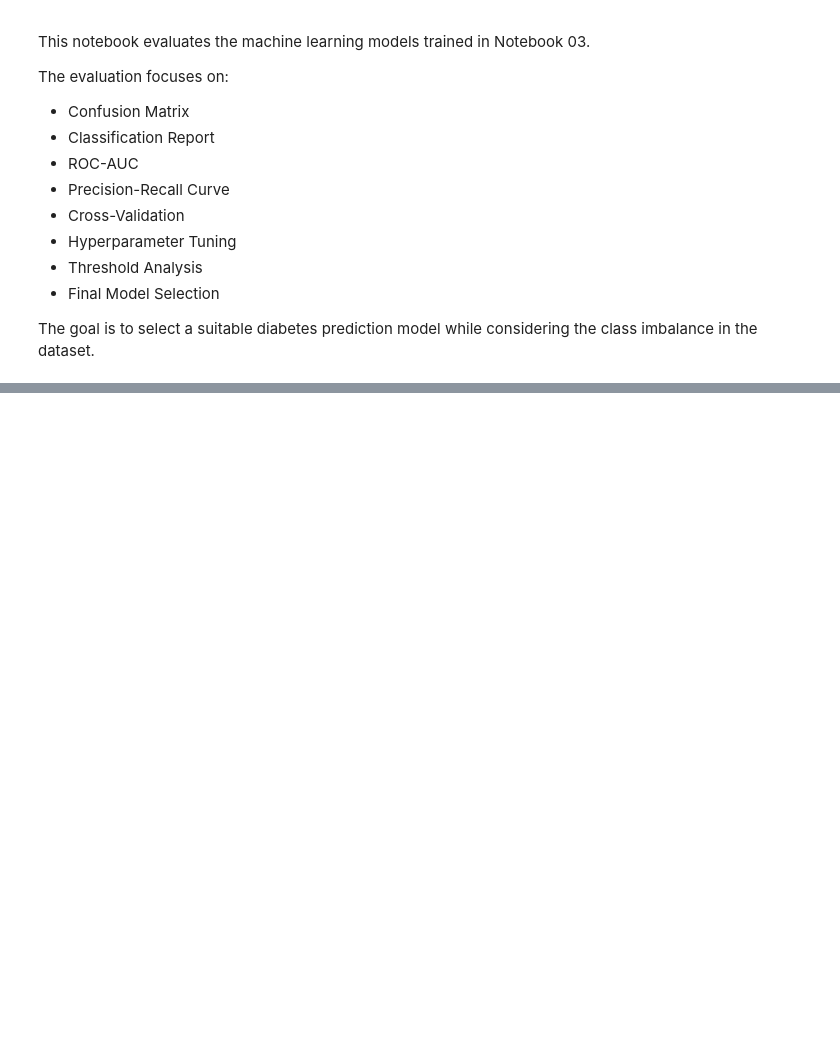
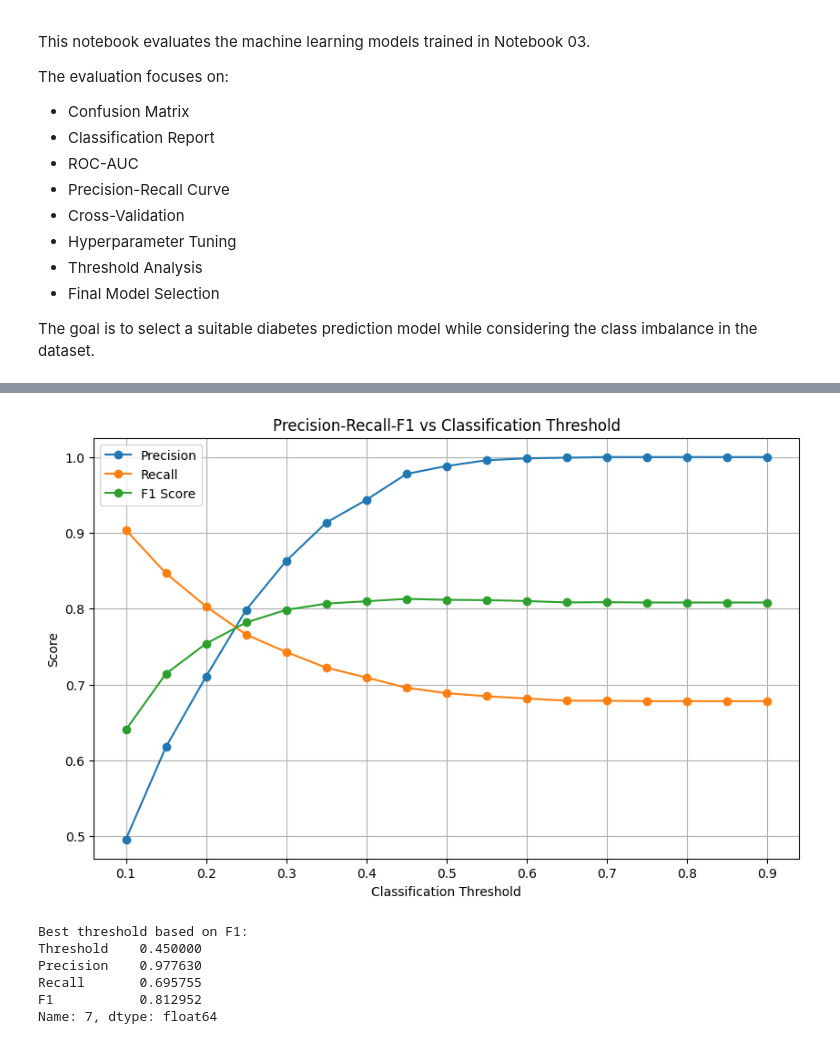
Before and after one commit to suhani2401813205-sudo/DiabeticDetect, a Jupyter notebook: notebooks/04_Model_Evaluation_& _Tuning.ipynb, the cells around one changed output, grey strips where cells are left out. Drawn from its saved outputs; the diff is of its cells as text; code cells hidden in the pictures; blank space fills up the shorter version.

```diff
--- a/notebooks/04_Model_Evaluation_& _Tuning.ipynb
+++ b/notebooks/04_Model_Evaluation_& _Tuning.ipynb
@@ -292,0 +514,48 @@ print("Hyperparameter search space created.")
+# %%
+plt.figure(figsize=(10, 6))
+
+plt.plot(
+    threshold_df["Threshold"],
+    threshold_df["Precision"],
+    marker="o",
+    label="Precision"
+)
+
+plt.plot(
+    threshold_df["Threshold"],
+    threshold_df["Recall"],
+    marker="o",
+    label="Recall"
+)
+
+plt.plot(
+    threshold_df["Threshold"],
+    threshold_df["F1"],
+    marker="o",
+    label="F1 Score"
+)
+
+plt.xlabel("Classification Threshold")
+plt.ylabel("Score")
+plt.title("Precision-Recall-F1 vs Classification Threshold")
+
+plt.legend()
+plt.grid()
+
+plt.show()
+# %% [output]
+[figure, added]
+# %%
+best_threshold_row = threshold_df.loc[
+    threshold_df["F1"].idxmax()
+]
+
+print("Best threshold based on F1:")
+print(best_threshold_row)
+# %% [output]
+Best threshold based on F1:
+Threshold    0.450000
+Precision    0.977630
+Recall       0.695755
+F1           0.812952
+Name: 7, dtype: float64
```
Also changed, not shown: parts of 31 cells of this notebook, 3 other files.
